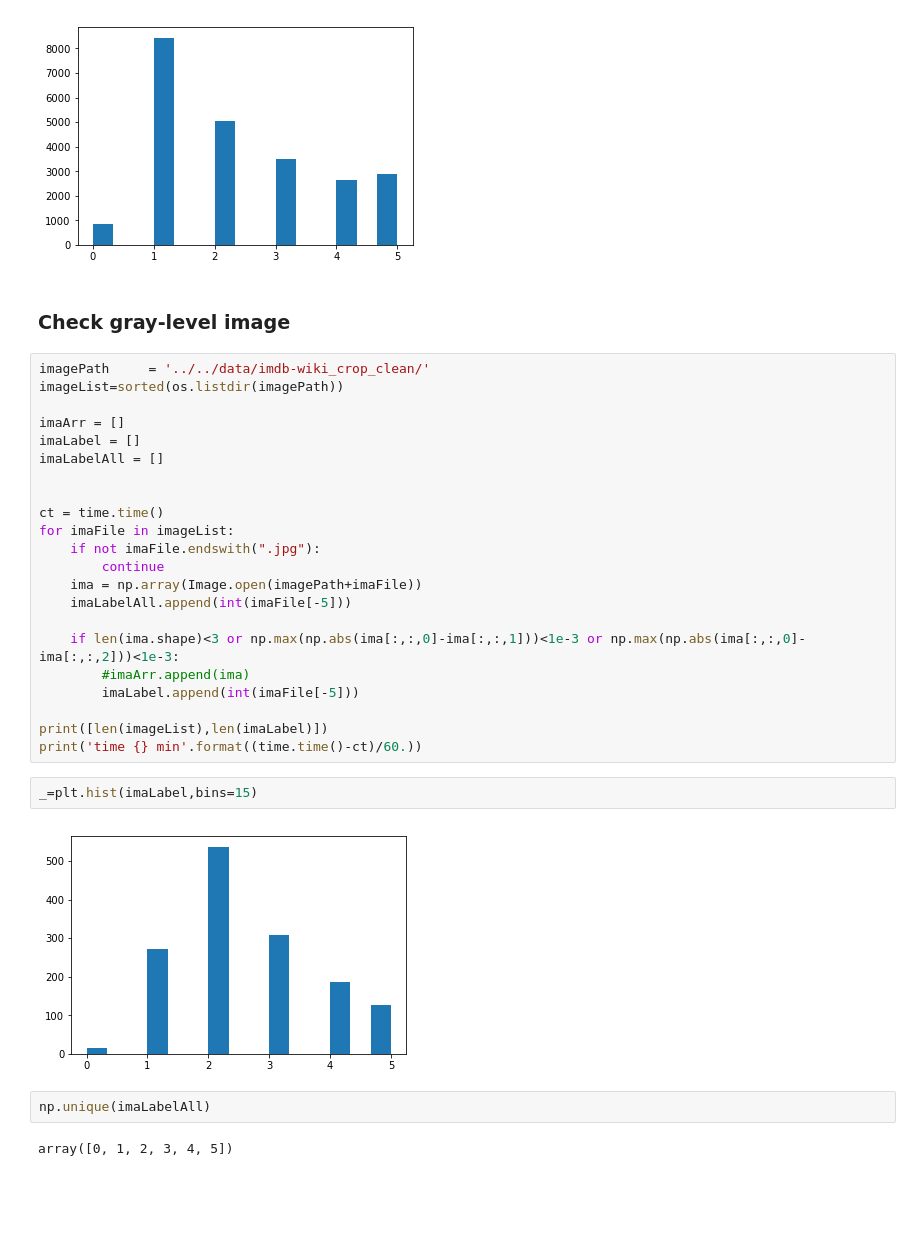
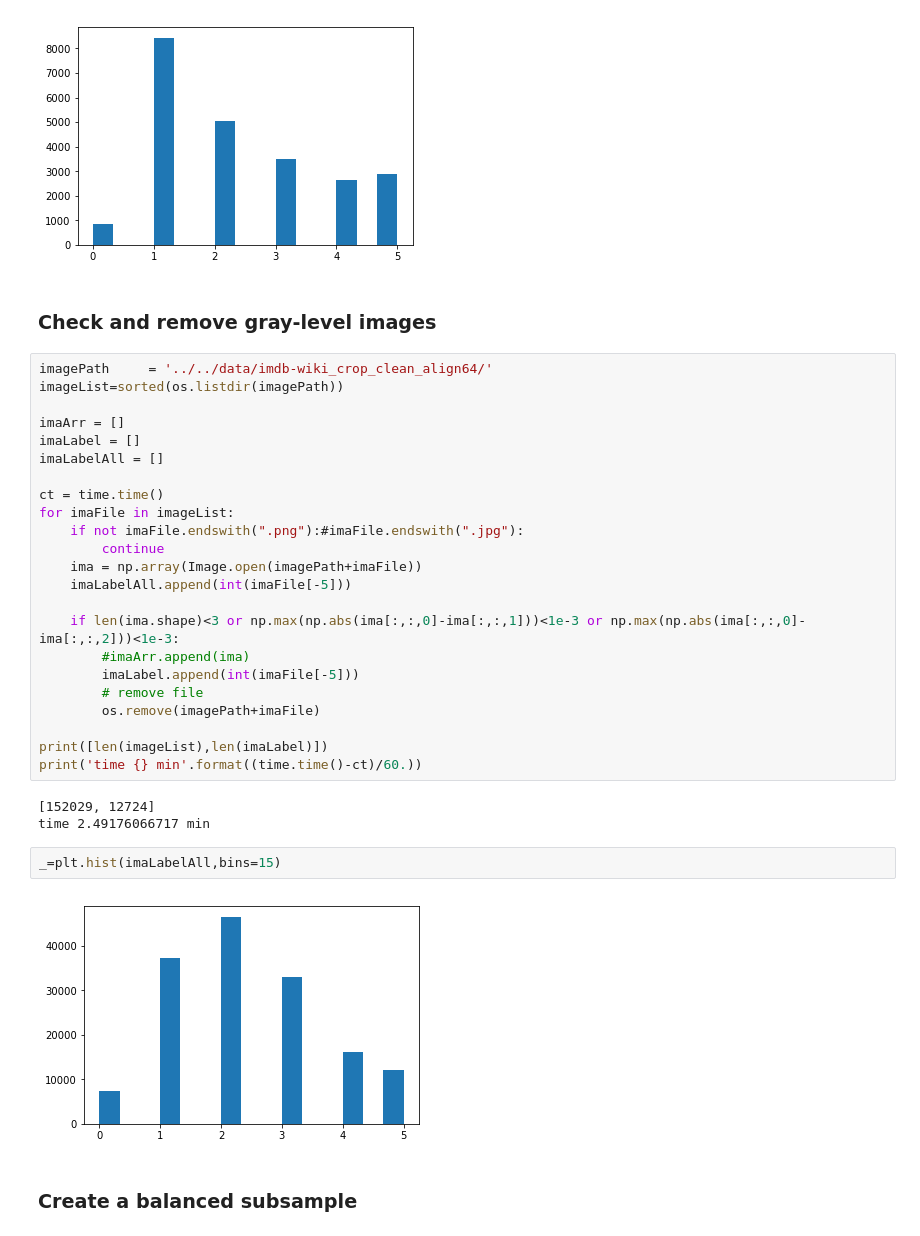
Before and after one commit to mbhuber/Insight-AI-Project, a Jupyter notebook: preprocess/test-preprocess.ipynb, the cells around one changed output. Saved outputs shown, nothing was run; the diff lists cells and outputs as text; blank space fills up the shorter version.

Commit message:
preprocess, balanced sample

```diff
--- a/preprocess/test-preprocess.ipynb
+++ b/preprocess/test-preprocess.ipynb
@@ -238,19 +238,18 @@ _=plt.hist(imaLabels,bins=15)
 ((23373, 64, 64, 3), (23373,))
 [figure]
 # %% [markdown]
-### Check gray-level image
+### Check and remove gray-level images
 # %%
-imagePath     = '../../data/imdb-wiki_crop_clean/'
+imagePath     = '../../data/imdb-wiki_crop_clean_align64/'
 imageList=sorted(os.listdir(imagePath))
 
 imaArr = []
 imaLabel = []
 imaLabelAll = []
 
-
 ct = time.time()
 for imaFile in imageList:
-    if not imaFile.endswith(".jpg"):
+    if not imaFile.endswith(".png"):#imaFile.endswith(".jpg"):
         continue
     ima = np.array(Image.open(imagePath+imaFile))
     imaLabelAll.append(int(imaFile[-5]))
@@ -258,14 +257,17 @@ for imaFile in imageList:
     if len(ima.shape)<3 or np.max(np.abs(ima[:,:,0]-ima[:,:,1]))<1e-3 or np.max(np.abs(ima[:,:,0]-ima[:,:,2]))<1e-3:
         #imaArr.append(ima)
         imaLabel.append(int(imaFile[-5]))
+        # remove file
+        os.remove(imagePath+imaFile)
 
 print([len(imageList),len(imaLabel)])
 print('time {} min'.format((time.time()-ct)/60.))
+# %% [output]
+[152029, 12724]
+time 2.49176066717 min
 # %%
-_=plt.hist(imaLabel,bins=15)
+_=plt.hist(imaLabelAll,bins=15)
 # %% [output]
-[figure, old version]
+[figure, new version]
-# %%
-np.unique(imaLabelAll)
-# %% [output]
-array([0, 1, 2, 3, 4, 5])
+# %% [markdown]
+### Create a balanced subsample
```
Also changed, not shown: parts of 5 cells of this notebook.
